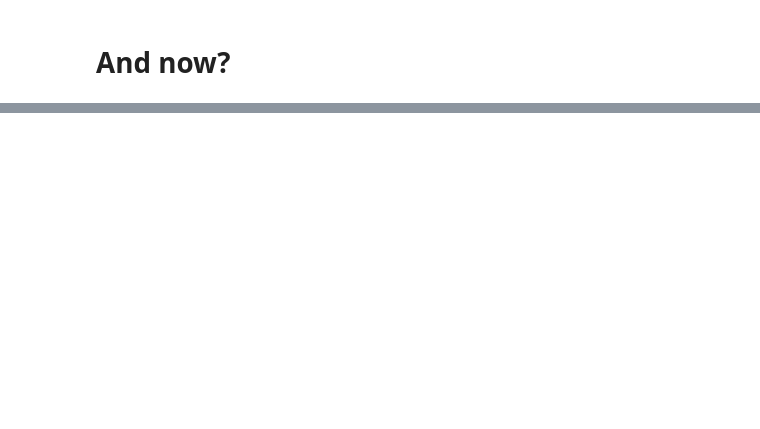
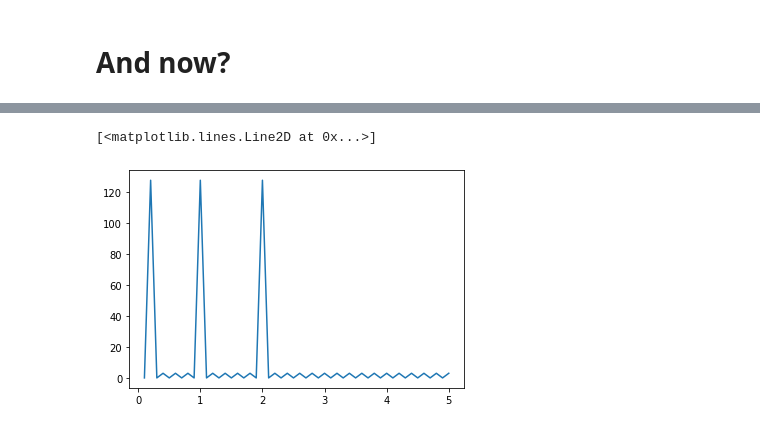
Before and after one commit to pedrogyrao/math_music, a Jupyter notebook: frequency vs time domains.ipynb, the cells around one changed output, grey strips where cells are left out. Saved outputs shown, nothing was run; the diff lists cells and outputs as text; code cells hidden in the pictures; blank space fills up the shorter version.

```diff
--- a/frequency vs time domains.ipynb
+++ b/frequency vs time domains.ipynb
@@ -278,0 +319,13 @@ np.mean(rf)
+# %%
+mass_centers_real = []
+mass_centers_imag = []
+for i in np.arange(0.1, 99, 0.1):
+    rf = rotated_freq(time_vector, combined_cosine_vector, i)
+    mean = np.sum(rf)
+    mass_centers_real.append(mean.real)
+    mass_centers_imag.append(mean.imag)
+# %%
+plt.plot(np.arange(0.1, 99, 0.1)[:50], mass_centers_real[:50])
+# %% [output]
+[<matplotlib.lines.Line2D at 0x...>]
+[figure, added]
```
Also changed, not shown: parts of 22 cells of this notebook.
